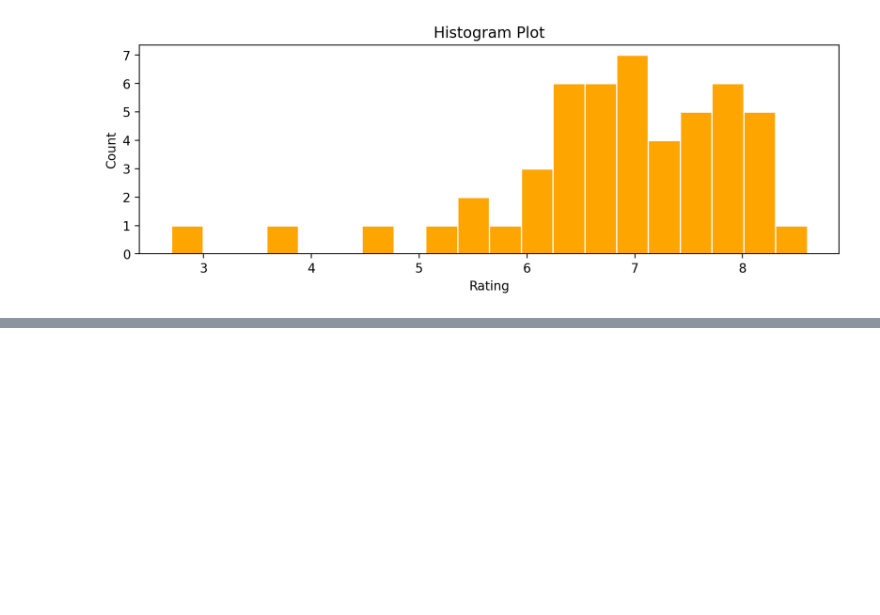
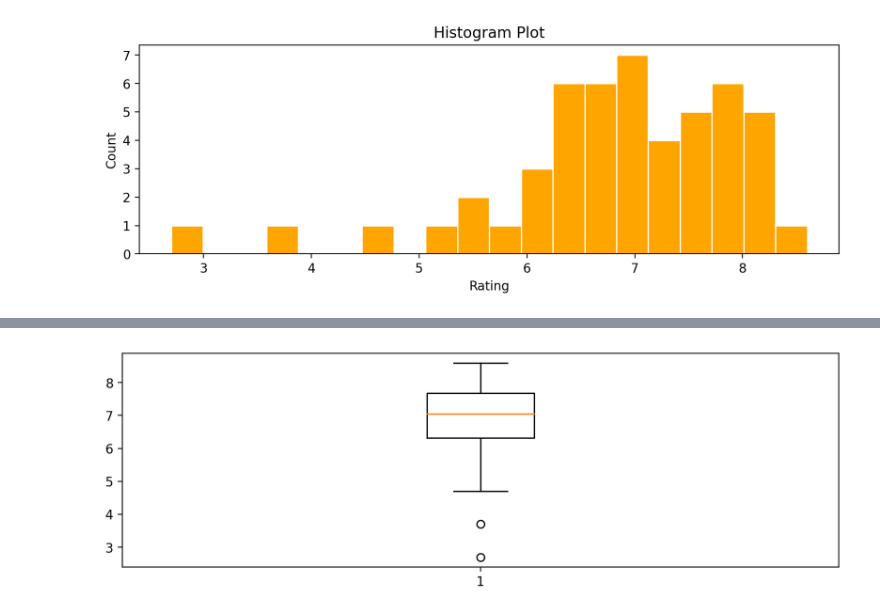
Before and after one commit to Afiq139/Data_Science-AI, a Jupyter notebook: Python_Deep_Learning_&_Artificial_Intelligence/2_Python_Deep_Learning/8_Matplotlib_Introduction_Part2.ipynb, the cells around one changed output, grey strips where cells are left out. Drawn from its saved outputs; the diff is of its cells as text; code cells hidden in the pictures; blank space fills up the shorter version.

```diff
--- a/Python_Deep_Learning_&_Artificial_Intelligence/2_Python_Deep_Learning/8_Matplotlib_Introduction_Part2.ipynb
+++ b/Python_Deep_Learning_&_Artificial_Intelligence/2_Python_Deep_Learning/8_Matplotlib_Introduction_Part2.ipynb
@@ -15,0 +31,5 @@ plt.show()
+# %%
+plt.boxplot(data['Rating'])
+plt.show()
+# %% [output]
+[figure, added]
```
Also changed, not shown: parts of 2 cells of this notebook.
